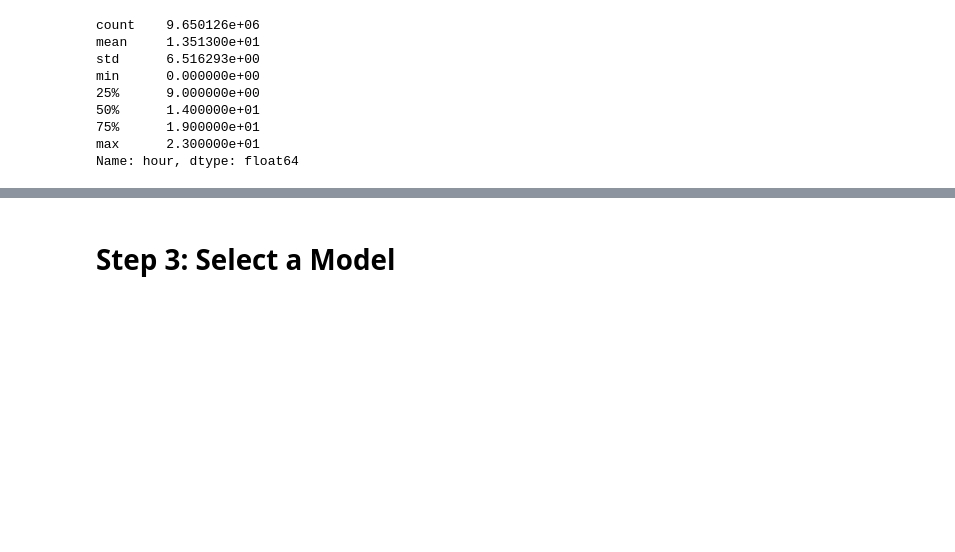
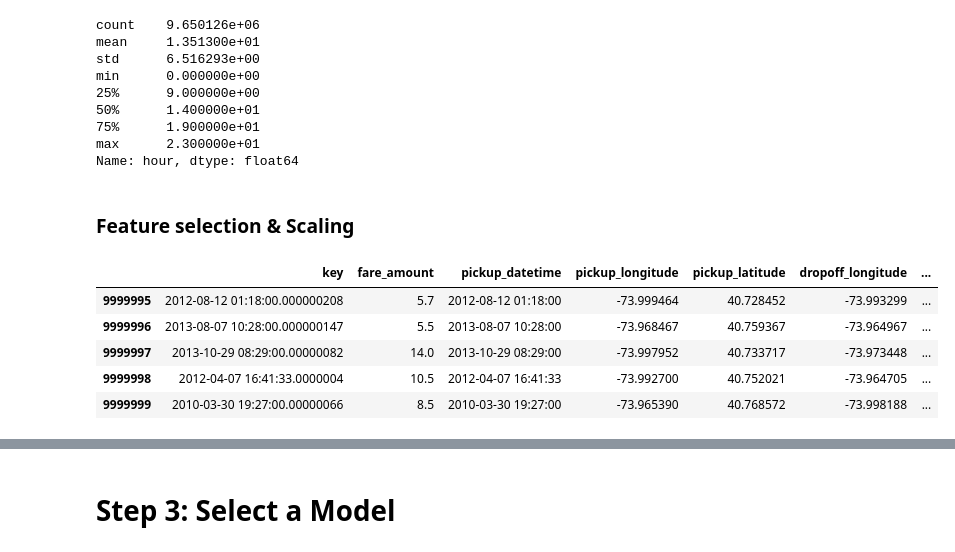
Before and after one commit to Lucscom/MLA_Kaggle_NY_Taxi, a Jupyter notebook: nyc-taxi-fare-starter-kernel-simple-linear-model.ipynb, the cells around one changed output, grey strips where cells are left out. Cells and saved outputs as stored; diff of their text form; code cells hidden in the pictures; blank space fills up the shorter version.

```diff
--- a/nyc-taxi-fare-starter-kernel-simple-linear-model.ipynb
+++ b/nyc-taxi-fare-starter-kernel-simple-linear-model.ipynb
@@ -383,3 +383,16 @@ min      0.000000e+00
 75%      1.900000e+01
 max      2.300000e+01
 Name: hour, dtype: float64
+# %% [markdown]
+### Feature selection & Scaling
+# %%
+# adapt size for faster test runs
+train_df = train_df.iloc[:10000000]
+train_df.tail()
+# %% [output]
+|  | key | fare_amount | pickup_datetime | pickup_longitude | pickup_latitude | dropoff_longitude | ... |
+| 9999995 | 2012-08-12 01:18:00.000000208 | 5.7 | 2012-08-12 01:18:00 | -73.999464 | 40.728452 | -73.993299 | ... |
+| 9999996 | 2013-08-07 10:28:00.000000147 | 5.5 | 2013-08-07 10:28:00 | -73.968467 | 40.759367 | -73.964967 | ... |
+| 9999997 | 2013-10-29 08:29:00.00000082 | 14.0 | 2013-10-29 08:29:00 | -73.997952 | 40.733717 | -73.973448 | ... |
+| 9999998 | 2012-04-07 16:41:33.0000004 | 10.5 | 2012-04-07 16:41:33 | -73.992700 | 40.752021 | -73.964705 | ... |
+| 9999999 | 2010-03-30 19:27:00.00000066 | 8.5 | 2010-03-30 19:27:00 | -73.965390 | 40.768572 | -73.998188 | ... |
```
Also changed, not shown: parts of 10 cells of this notebook.
